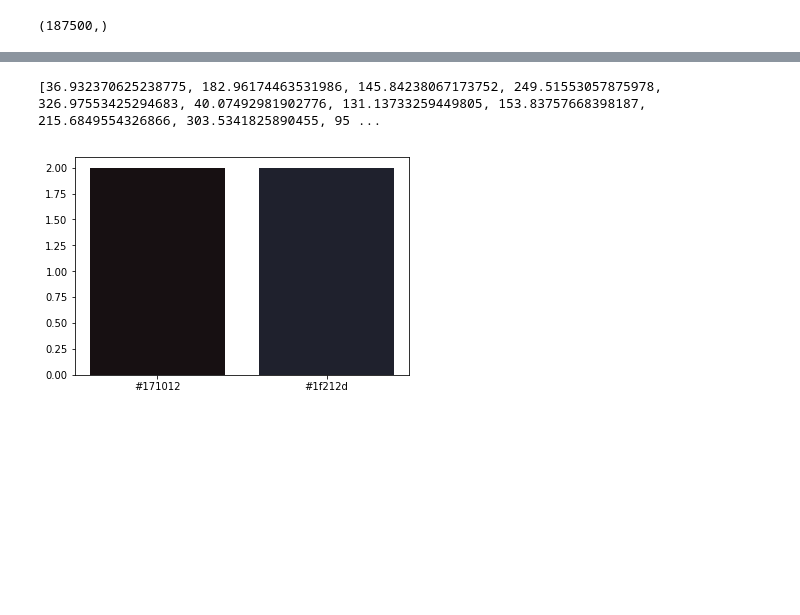
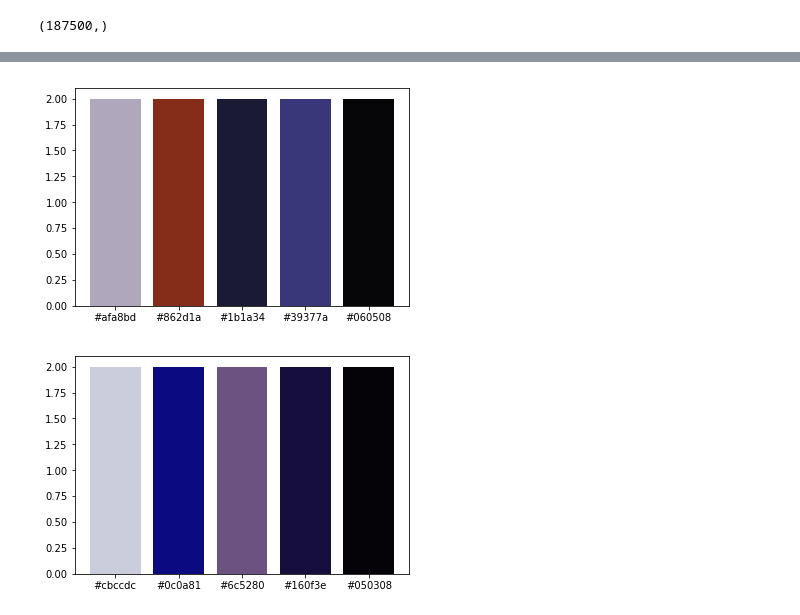
Before and after one commit to giovana-morais/color_cluster, a Jupyter notebook: color_similarity.ipynb, the cells around one changed output, grey strips where cells are left out. Saved outputs shown, nothing was run; the diff lists cells and outputs as text; code cells hidden in the pictures; blank space fills up the shorter version.

```diff
--- a/color_similarity.ipynb
+++ b/color_similarity.ipynb
@@ -76,6 +70,3 @@ def compare(title, image, colour_tuple):
     image.show(title=title)
     image = Image.new("RGB", (200, 200,), colour_tuple)
     return image
-# %%
-w, h = img_j.size
-colors = img_j.getcolors(h*w)
@@ -93,7 +72,0 @@ jquantized
-# %%
-jcolors = []
-for i in range(0, len(jpalette)-1, 3):
-    jcolors.append(jpalette[i:i+3])
-
-print(jcolors)
-show_colors(jcolors)
@@ -103,13 +72,0 @@ show_colors(jcolors)
-# %%
-squantized = img_s.quantize(colors=colors, kmeans=3)
-print(squantized.getcolors(w*h))
-spalette = squantized.getpalette()[:colors*3]
-print(spalette)
-squantized
-
-scolors = []
-for i in range(0, len(spalette)-1, 3):
-    scolors.append(spalette[i:i+3])
-
-print(scolors)
-show_colors(scolors)
@@ -121,18 +73,43 @@ show_colors(scolors)
+# %%
+def get_palette(img_path, colors=5, kmeans=3, verbose=False):
+    img = Image.open(img_path)
+    w, h = img.size
+    #colors = img_j.getcolors(h*w)
+    img_quantized = img.quantize(colors=colors, kmeans=kmeans)
+    img_palette = img_quantized.getpalette()[:colors*3]
+
+    img_colors = []
+    for i in range(0, len(img_palette)-1, 3):
+        img_colors.append(img_palette[i:i+3])
+
+    if verbose:
+        print(img_quantized.getcolors(w*h))
+        print(img_palette)
+        print(img_colors)
+    show_colors(img_colors)
+
+    return img_quantized, img_palette, img_colors
 # %%
-jcolors = np.asarray(jcolors)
-scolors = np.asarray(scolors)
+def compare(colors_1, colors_2):
+    colors_1 = np.asarray(colors_1)
+    colors_2 = np.asarray(colors_2)
 
-dist_array = []
-idx = []
-for i in range(0, len(jcolors)):
-    for j in range(0, len(jcolors)):
-        idx.append([jcolors[i], scolors[j]])
-        dist_array.append(distance(jcolors[i], scolors[j]))
+    dist_array = []
+    idx = []
+    for i in range(0, len(colors_1)):
+        for j in range(0, len(colors_1)):
+            idx.append([colors_2[i], colors_2[j]])
+            dist_array.append(distance(colors_1[i], colors_2[j]))
 
-print(dist_array)
-indexes = np.argsort(dist_array)
-similar = idx[indexes[0]]
-show_colors(similar)
+    print(dist_array)
+    indexes = np.argsort(dist_array)
+
+    return indexes
-# %% [output]
-[36.932370625238775, 182.96174463531986, 145.84238067173752, 249.51553057875978, 326.97553425294683, 40.07492981902776, 131.13733259449805, 153.83757668398187, 215.6849554326866, 303.5341825890455, 95 ...
-[figure, removed]
+# %%
+s1quant, s1palette, s1color = get_palette('imgs/sof1.jpeg')
+# %% [output]
+[figure, added]
+# %%
+s2quant, s2palette, s2color = get_palette('imgs/sof2.jpeg')
+# %% [output]
+[figure, added]
```
Also changed, not shown: parts of 13 cells of this notebook.
